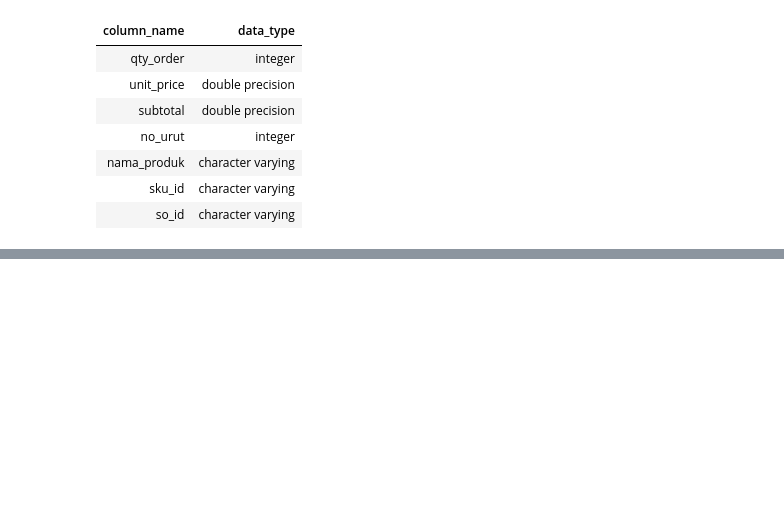
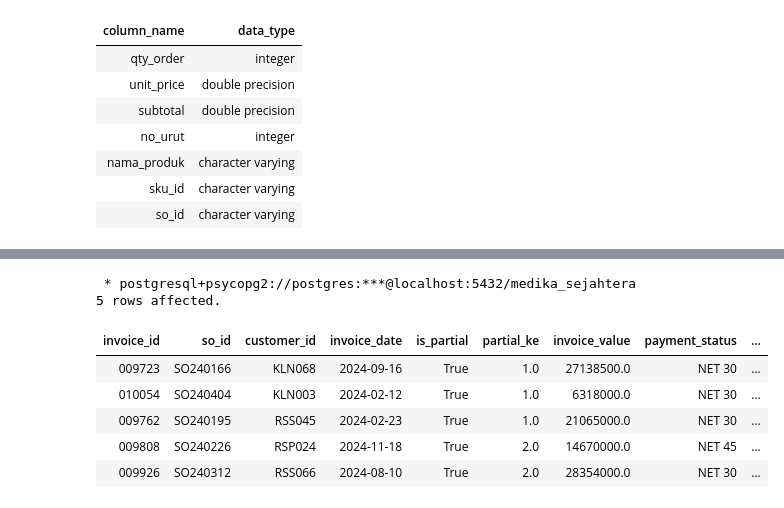
Before and after one commit to Rpfitrah/return-analysis-medika-sejahtera, a Jupyter notebook: Notebook/01_data_understanding.ipynb, the cells around one changed output, grey strips where cells are left out. Drawn from its saved outputs; the diff is of its cells as text; code cells hidden in the pictures; blank space fills up the shorter version.

```diff
--- a/Notebook/01_data_understanding.ipynb
+++ b/Notebook/01_data_understanding.ipynb
@@ -421,0 +440,16 @@ WHERE
+# %%
+%%sql
+
+SELECT *
+FROM
+    invoice_data
+LIMIT 5
+# %% [output]
+ * postgresql+psycopg2://postgres:***@localhost:5432/medika_sejahtera
+5 rows affected.
+| invoice_id | so_id | customer_id | invoice_date | is_partial | partial_ke | invoice_value | payment_status | ... |
+| 009723 | SO240166 | KLN068 | 2024-09-16 | True | 1.0 | 27138500.0 | NET 30 | ... |
+| 010054 | SO240404 | KLN003 | 2024-02-12 | True | 1.0 | 6318000.0 | NET 30 | ... |
+| 009762 | SO240195 | RSS045 | 2024-02-23 | True | 1.0 | 21065000.0 | NET 30 | ... |
+| 009808 | SO240226 | RSP024 | 2024-11-18 | True | 2.0 | 14670000.0 | NET 45 | ... |
+| 009926 | SO240312 | RSS066 | 2024-08-10 | True | 2.0 | 28354000.0 | NET 30 | ... |
```
Also changed, not shown: parts of 9 cells of this notebook.
